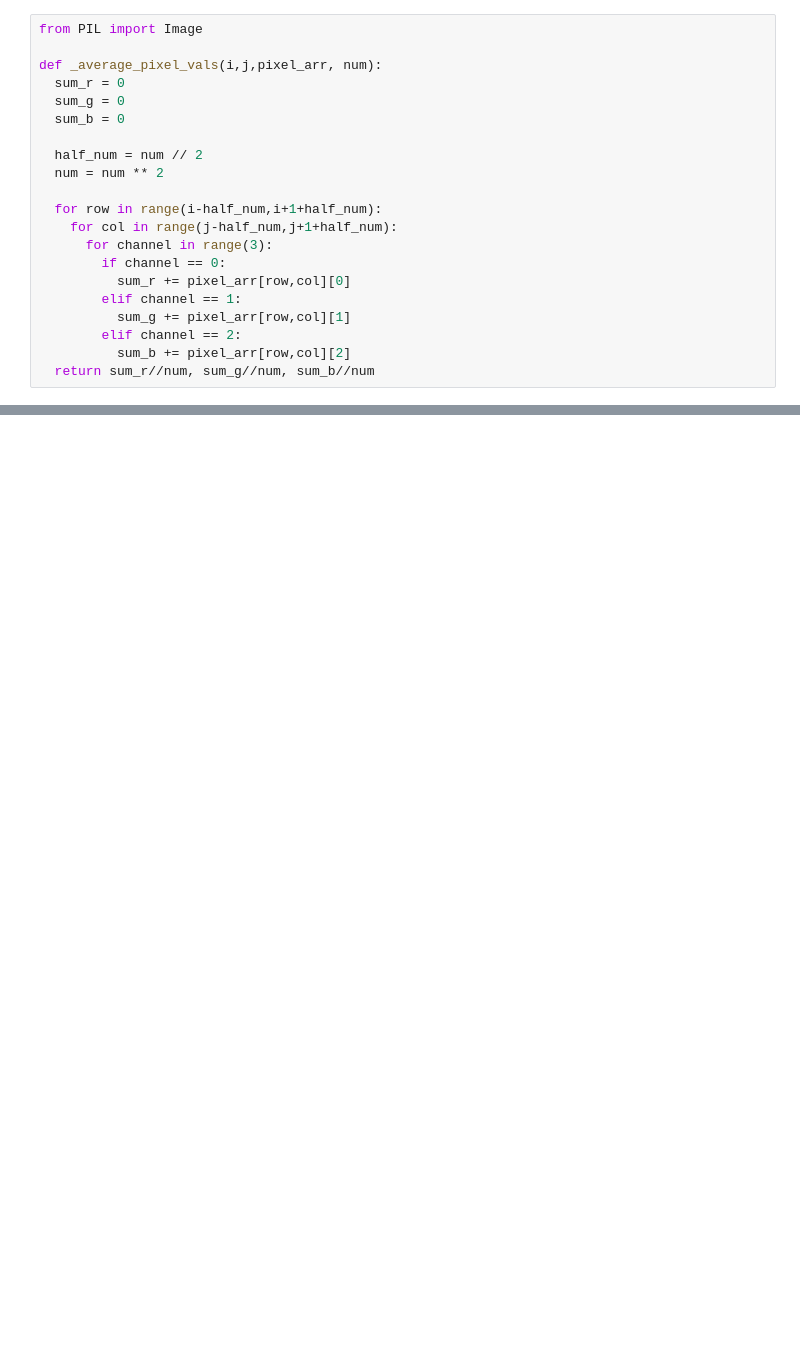
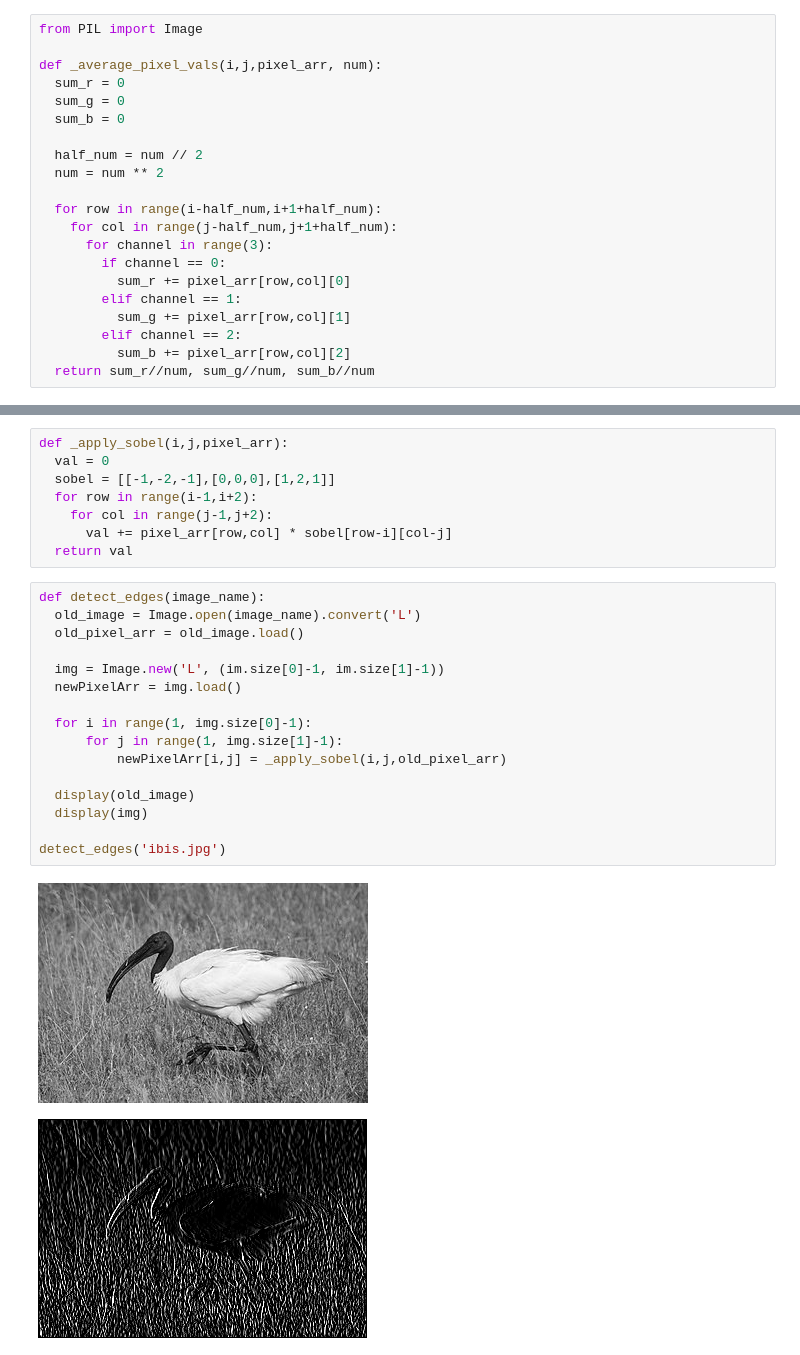
Before and after one commit to jrplatin/python-cv, a Jupyter notebook: python_cv.ipynb, the cells around one changed output, grey strips where cells are left out. Saved outputs shown, nothing was run; the diff lists cells and outputs as text; blank space fills up the shorter version.

```diff
--- a/python_cv.ipynb
+++ b/python_cv.ipynb
@@ -40,3 +40,30 @@ blur('ibis.jpg', 11)
 # %% [output]
 [figure]
 [figure]
+# %%
+def _apply_sobel(i,j,pixel_arr):
+  val = 0
+  sobel = [[-1,-2,-1],[0,0,0],[1,2,1]]
+  for row in range(i-1,i+2):
+    for col in range(j-1,j+2):
+      val += pixel_arr[row,col] * sobel[row-i][col-j]
+  return val
+# %%
+def detect_edges(image_name):
+  old_image = Image.open(image_name).convert('L')
+  old_pixel_arr = old_image.load()
+
+  img = Image.new('L', (im.size[0]-1, im.size[1]-1))
+  newPixelArr = img.load()
+
+  for i in range(1, img.size[0]-1):
+      for j in range(1, img.size[1]-1):
+          newPixelArr[i,j] = _apply_sobel(i,j,old_pixel_arr)
+
+  display(old_image)
+  display(img)
+
+detect_edges('ibis.jpg')
+# %% [output]
+[figure, added]
+[figure, added]
```
Also changed, not shown: parts of 1 cell of this notebook.
